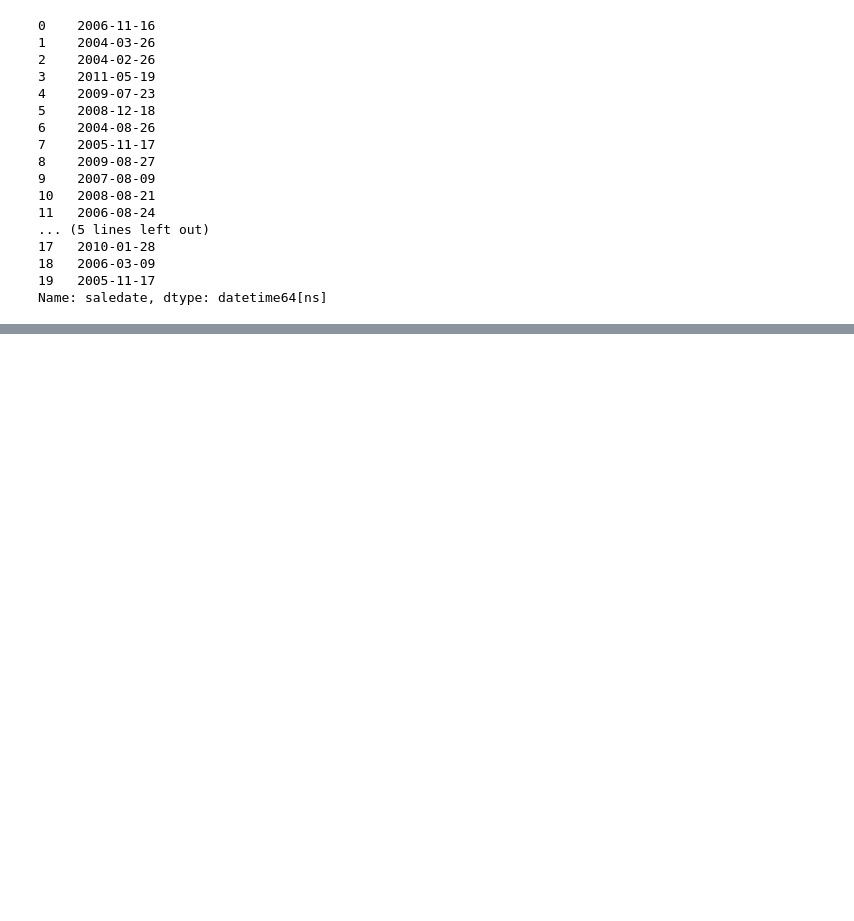
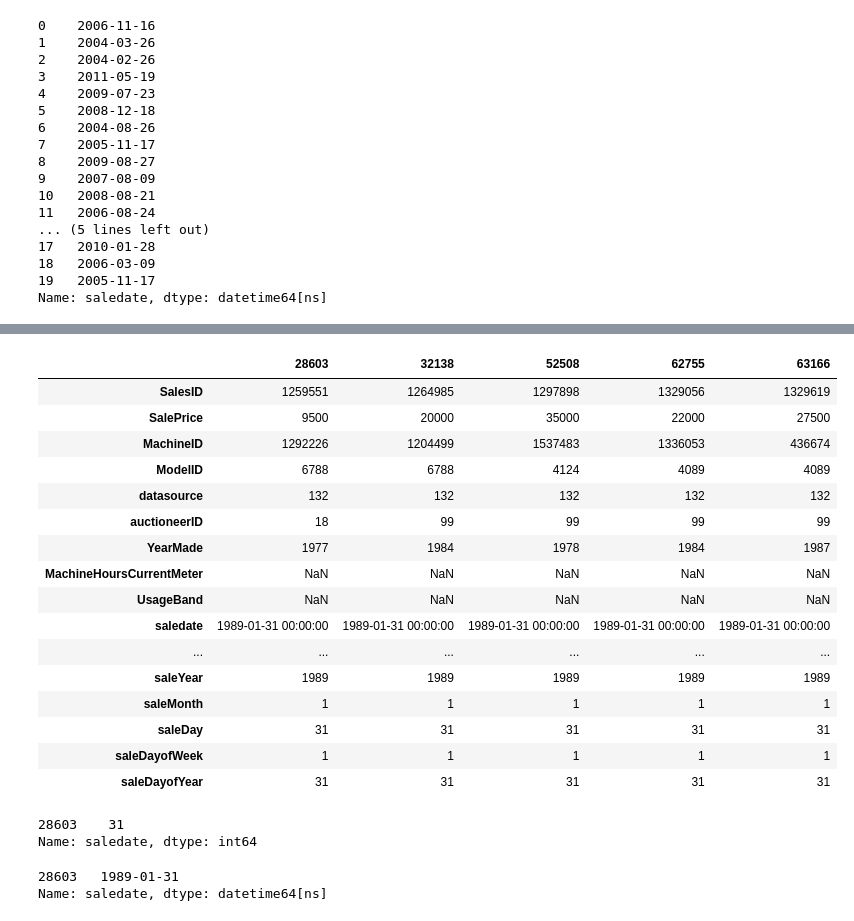
Before and after one commit to Aahra/Sale_price_Predictor_Milestone_project_2, a Jupyter notebook: End_to_end_Sale_Price_predictor.ipynb, the cells around one changed output, grey strips where cells are left out. Cells and saved outputs as stored; diff of their text form; code cells hidden in the pictures; blank space fills up the shorter version.

```diff
--- a/End_to_end_Sale_Price_predictor.ipynb
+++ b/End_to_end_Sale_Price_predictor.ipynb
@@ -237 +240,37 @@ df.saledate.head(20)
 Name: saledate, dtype: datetime64[ns]
+# %%
+df_tmp["saleYear"] = df_tmp.saledate.dt.year
+df_tmp["saleMonth"]=df_tmp.saledate.dt.month
+df_tmp["saleDay"]=df_tmp.saledate.dt.day
+df_tmp["saleDayofWeek"]=df_tmp.saledate.dt.dayofweek
+df_tmp["saleDayofYear"]=df_tmp.saledate.dt.dayofyear
+# %%
+df_tmp.head().T
+# %% [output]
+|  | 28603 | 32138 | 52508 | 62755 | 63166 |
+| SalesID | 1259551 | 1264985 | 1297898 | 1329056 | 1329619 |
+| SalePrice | 9500 | 20000 | 35000 | 22000 | 27500 |
+| MachineID | 1292226 | 1204499 | 1537483 | 1336053 | 436674 |
+| ModelID | 6788 | 6788 | 4124 | 4089 | 4089 |
+| datasource | 132 | 132 | 132 | 132 | 132 |
+| auctioneerID | 18 | 99 | 99 | 99 | 99 |
+| YearMade | 1977 | 1984 | 1978 | 1984 | 1987 |
+| MachineHoursCurrentMeter | NaN | NaN | NaN | NaN | NaN |
+| UsageBand | NaN | NaN | NaN | NaN | NaN |
+| saledate | 1989-01-31 00:00:00 | 1989-01-31 00:00:00 | 1989-01-31 00:00:00 | 1989-01-31 00:00:00 | 1989-01-31 00:00:00 |
+| ... | ... | ... | ... | ... | ... |
+| saleYear | 1989 | 1989 | 1989 | 1989 | 1989 |
+| saleMonth | 1 | 1 | 1 | 1 | 1 |
+| saleDay | 31 | 31 | 31 | 31 | 31 |
+| saleDayofWeek | 1 | 1 | 1 | 1 | 1 |
+| saleDayofYear | 31 | 31 | 31 | 31 | 31 |
+# %%
+df_tmp[:1].saledate.dt.day
+# %% [output]
+28603    31
+Name: saledate, dtype: int64
+# %%
+df_tmp[:1].saledate
+# %% [output]
+28603   1989-01-31
+Name: saledate, dtype: datetime64[ns]
```
Also changed, not shown: parts of 7 cells of this notebook.
